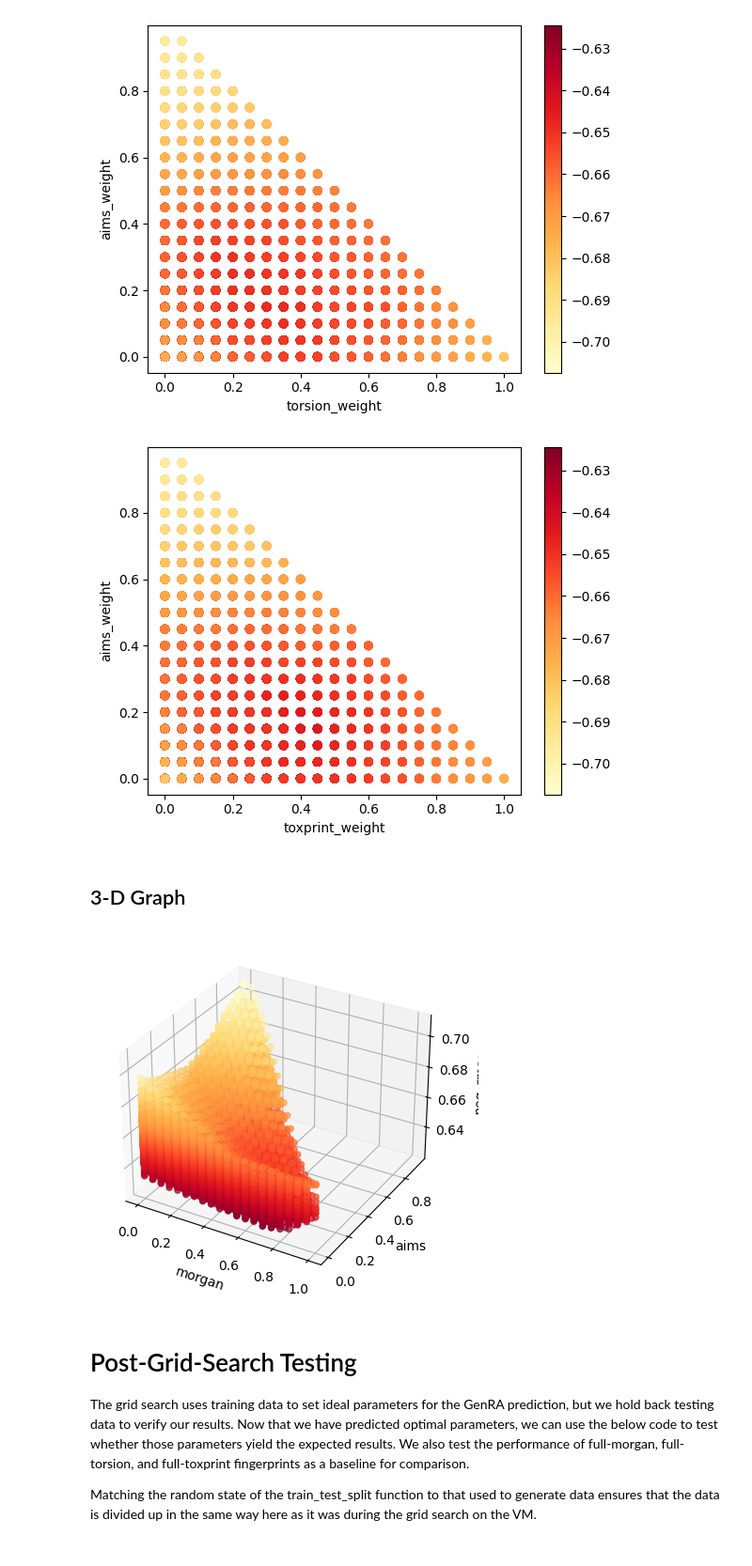
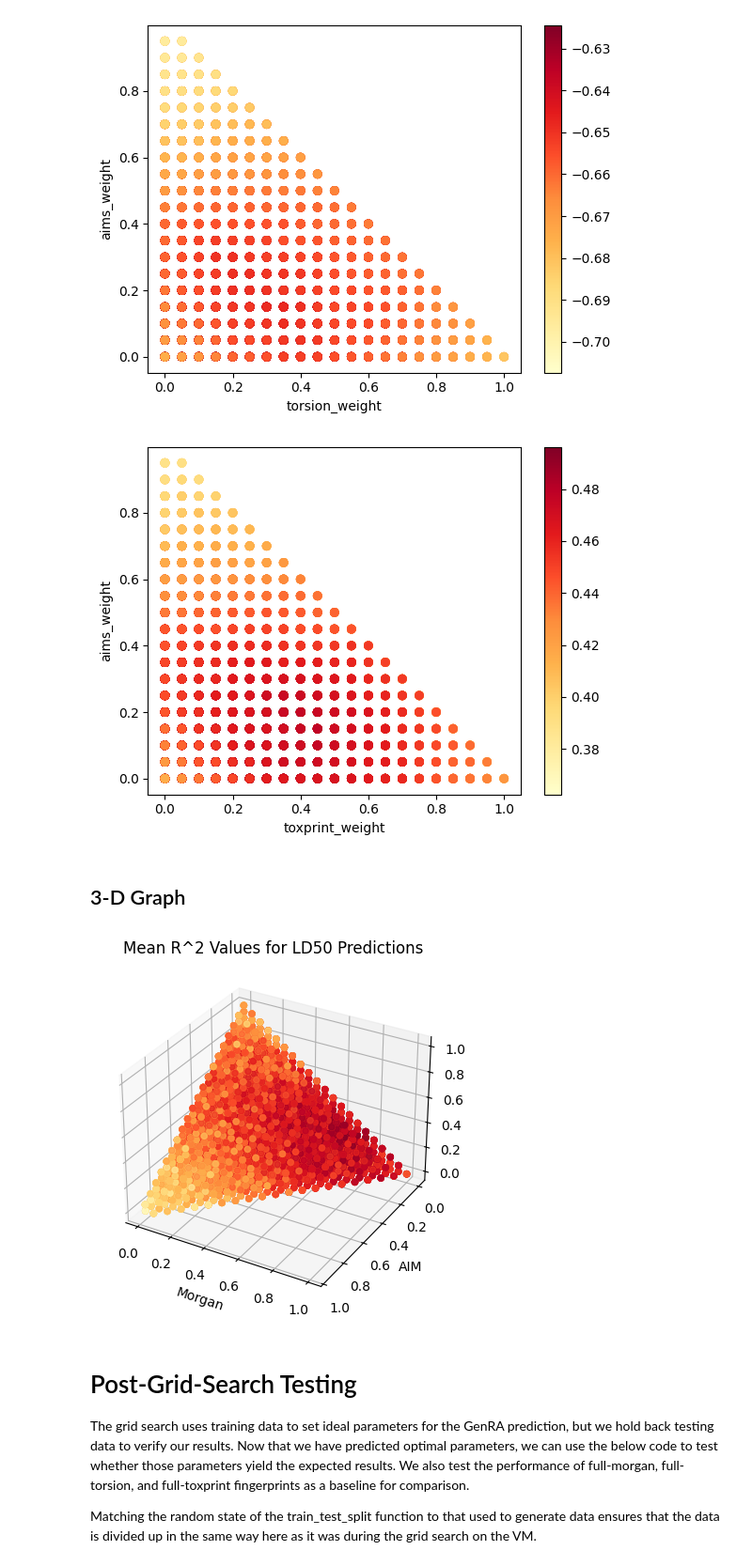
Before and after one commit to patlewig/genra-hybrid, a Jupyter notebook: notebooks/04-ajl-data_collection_LD50.ipynb, the cells around one changed output. Shown at 94% size. Saved outputs shown, nothing was run; the diff lists cells and outputs as text; code cells hidden in the pictures.

```diff
--- a/notebooks/04-ajl-data_collection_LD50.ipynb
+++ b/notebooks/04-ajl-data_collection_LD50.ipynb
@@ -274,30 +277,33 @@ plt.show()
 # %% [output]
 [figure]
 # %%
-z = results['mean_test_neg_root_mean_squared_error']
+z = results['mean_test_r2']
 plt.scatter(results['toxprint'],results['aims'], c = z, cmap='YlOrRd')
 plt.colorbar()
 plt.xlabel("toxprint_weight")
 plt.ylabel('aims_weight')
 plt.show()
 # %% [output]
-[figure, old version]
+[figure, new version]
 # %% [markdown]
 ## 3-D Graph
 # %%
 x = results['morgan']
-y = results['aims']
-z = -results['mean_test_neg_root_mean_squared_error']
+y = -results['aims']
+z = results['toxprint']
+color = results['mean_test_r2']
 fig = plt.figure()
 ax = fig.add_subplot(111, projection = '3d')
 
-ax.scatter(x,y,z,c=-z,cmap='YlOrRd', alpha=0.7)
-ax.set_xlabel('morgan')
-ax.set_ylabel('aims')
-ax.set_zlabel('neg_rmse')
+ax.scatter(x,y,z,c=color,cmap='YlOrRd', alpha=0.7)
+ax.set_xlabel('Morgan')
+ax.set_ylabel('AIM')
+# ax.set_zlabel('toxprint')
+plt.yticks([-1.0, -0.8, -0.6, -0.4, -0.2, 0.0], labels = ['1.0', '0.8', '0.6', '0.4', '0.2', '0.0'])
+plt.title("Mean R^2 Values for LD50 Predictions")
 plt.show()
 # %% [output]
-[figure, old version]
+[figure, new version]
 # %% [markdown]
 # Post-Grid-Search Testing
 
```
Also changed, not shown: parts of 2 cells of this notebook, 2 other files.
